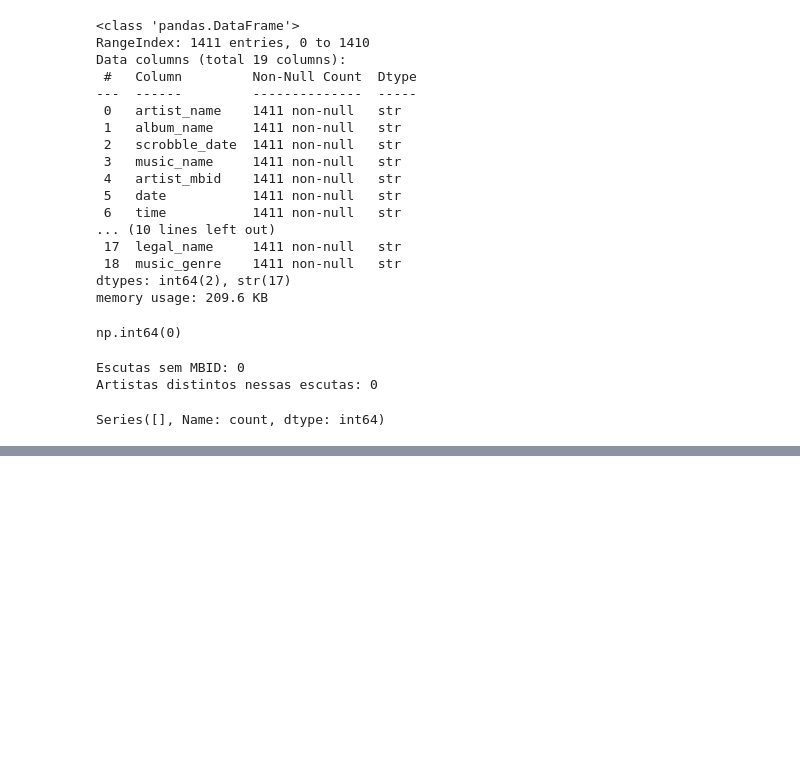
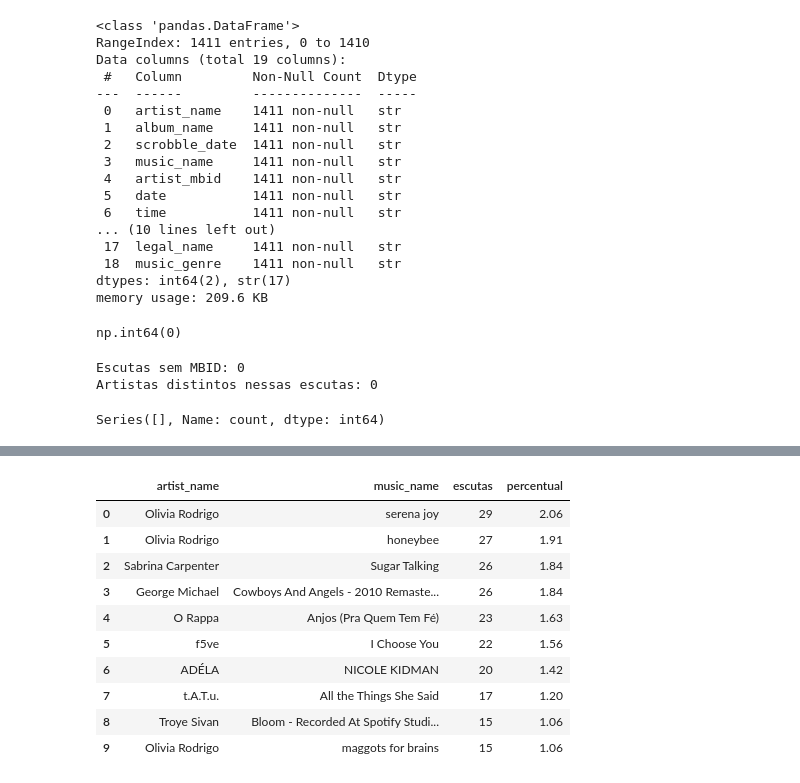
Before and after one commit to Brendalu2005/music-data-analysis, a Jupyter notebook: notebooks/eda/eda_music.ipynb, the cells around one changed output, grey strips where cells are left out. Cells and saved outputs as stored; diff of their text form; code cells hidden in the pictures; blank space fills up the shorter version.

```diff
--- a/notebooks/eda/eda_music.ipynb
+++ b/notebooks/eda/eda_music.ipynb
@@ -96,0 +229,18 @@ Series([], Name: count, dtype: int64)
+# %%
+escutas_por_musica["percentual"] = (
+    escutas_por_musica["escutas"] / len(df) * 100
+)
+
+escutas_por_musica.head(10).round({"percentual": 2})
+# %% [output]
+|  | artist_name | music_name | escutas | percentual |
+| 0 | Olivia Rodrigo | serena joy | 29 | 2.06 |
+| 1 | Olivia Rodrigo | honeybee | 27 | 1.91 |
+| 2 | Sabrina Carpenter | Sugar Talking | 26 | 1.84 |
+| 3 | George Michael | Cowboys And Angels - 2010 Remaste... | 26 | 1.84 |
+| 4 | O Rappa | Anjos (Pra Quem Tem Fé) | 23 | 1.63 |
+| 5 | f5ve | I Choose You | 22 | 1.56 |
+| 6 | ADÉLA | NICOLE KIDMAN | 20 | 1.42 |
+| 7 | t.A.T.u. | All the Things She Said | 17 | 1.20 |
+| 8 | Troye Sivan | Bloom - Recorded At Spotify Studi... | 15 | 1.06 |
+| 9 | Olivia Rodrigo | maggots for brains | 15 | 1.06 |
```
Also changed, not shown: parts of 11 cells of this notebook, 1 other file.
